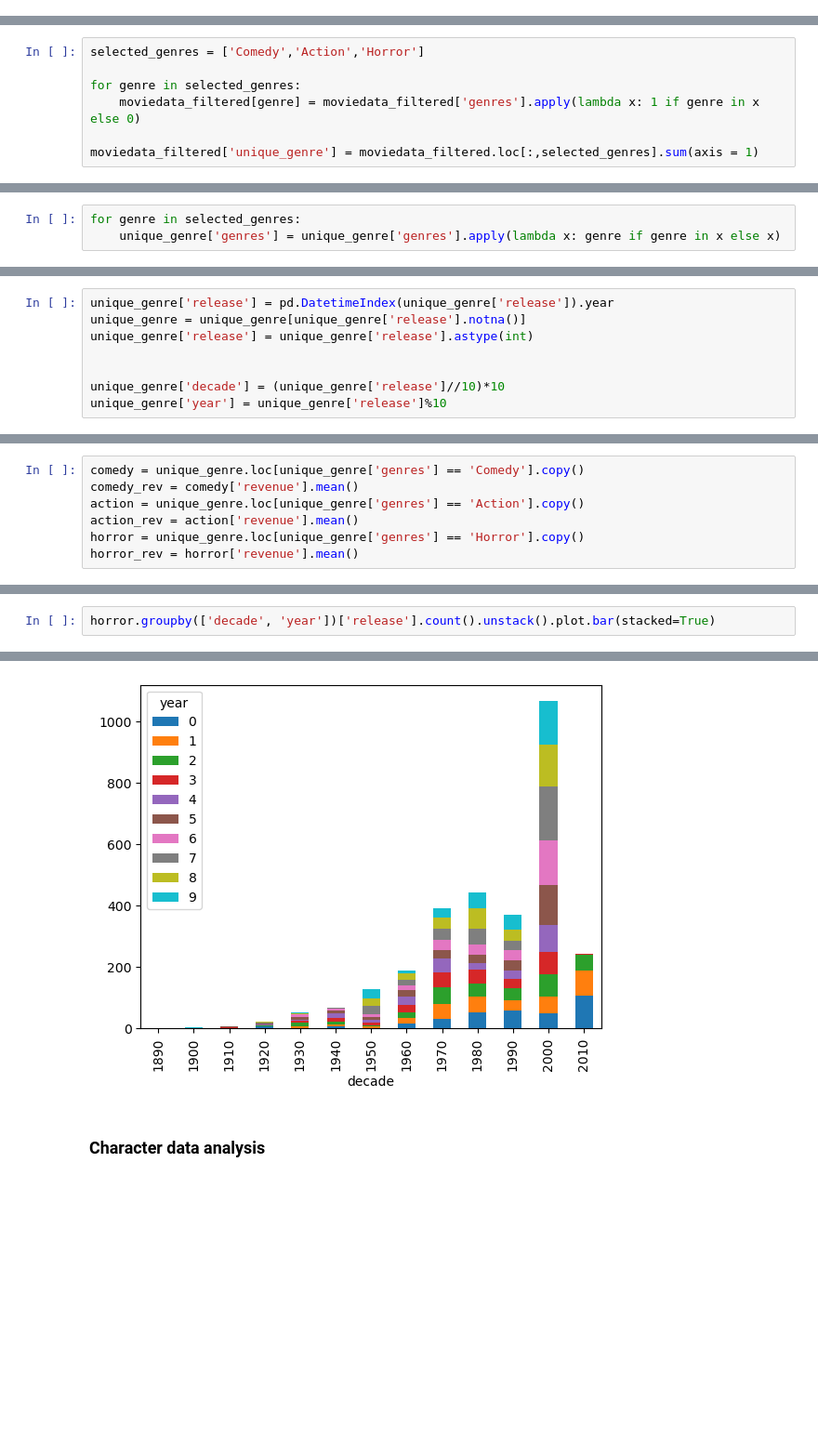
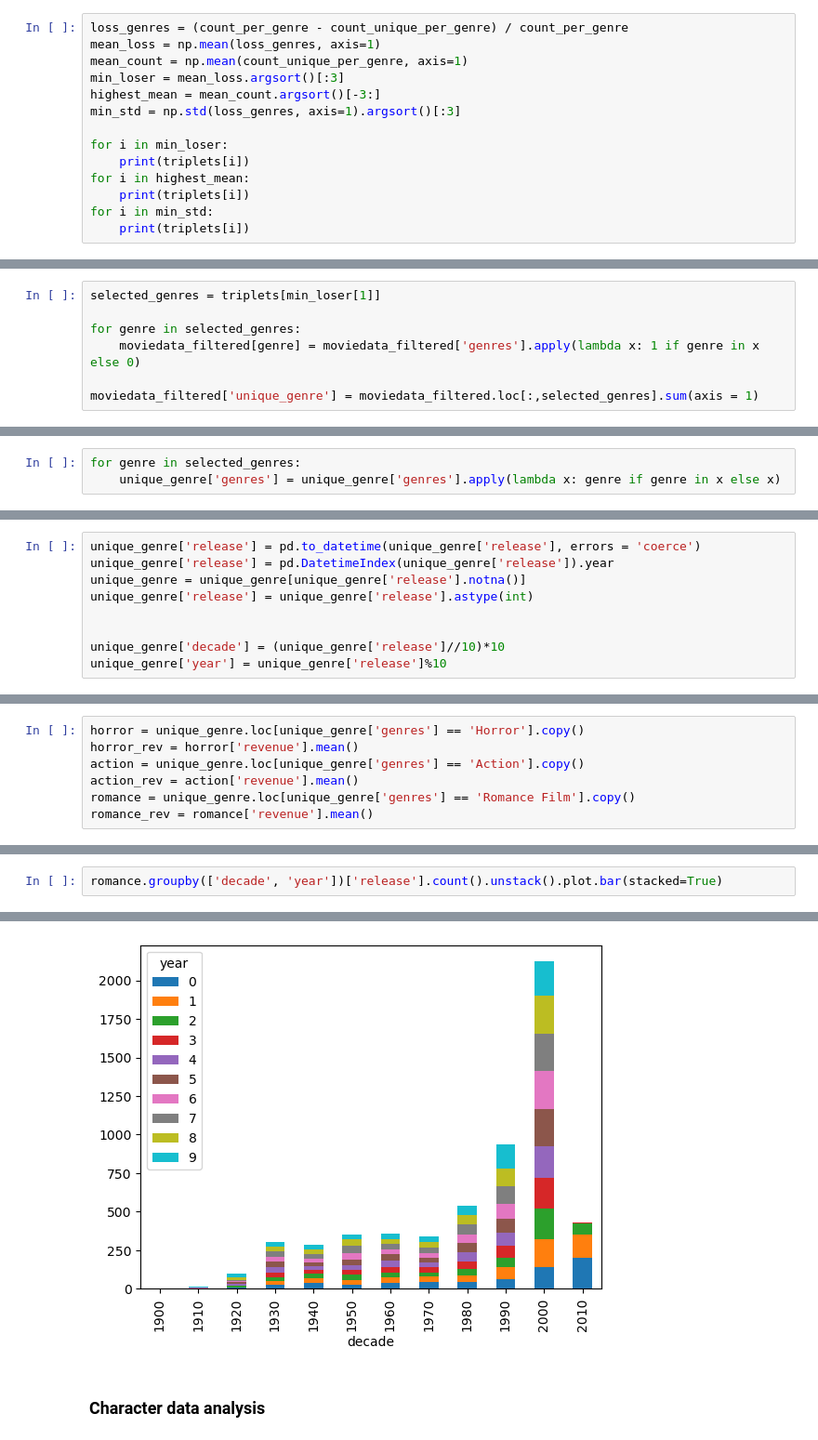
Before and after one commit to epfl-ada/ada-2022-project-nonansland22, a Jupyter notebook: Project_NoNansLand.ipynb, the cells around one changed output, grey strips where cells are left out. Shown at 93% size. Cells and saved outputs as stored; diff of their text form; blank space fills up the shorter version.

```diff
--- a/Project_NoNansLand.ipynb
+++ b/Project_NoNansLand.ipynb
@@ -75,0 +103,14 @@ a.plot(kind='bar')
+# %%
+loss_genres = (count_per_genre - count_unique_per_genre) / count_per_genre
+mean_loss = np.mean(loss_genres, axis=1)
+mean_count = np.mean(count_unique_per_genre, axis=1)
+min_loser = mean_loss.argsort()[:3]
+highest_mean = mean_count.argsort()[-3:]
+min_std = np.std(loss_genres, axis=1).argsort()[:3]
+
+for i in min_loser:
+    print(triplets[i])
+for i in highest_mean:
+    print(triplets[i])
+for i in min_std:
+    print(triplets[i])
@@ -76,5 +133,5 @@ a.plot(kind='bar')
 # %%
-selected_genres = ['Comedy','Action','Horror']
+selected_genres = triplets[min_loser[1]]
 
 for genre in selected_genres:
     moviedata_filtered[genre] = moviedata_filtered['genres'].apply(lambda x: 1 if genre in x else 0)
@@ -117,4 +174,5 @@ unique_genre.head()
 # %%
+unique_genre['release'] = pd.to_datetime(unique_genre['release'], errors = 'coerce')
 unique_genre['release'] = pd.DatetimeIndex(unique_genre['release']).year
 unique_genre = unique_genre[unique_genre['release'].notna()]
 unique_genre['release'] = unique_genre['release'].astype(int)
@@ -135,8 +193,8 @@ unique_genre.head()
 # %%
-comedy = unique_genre.loc[unique_genre['genres'] == 'Comedy'].copy()
-comedy_rev = comedy['revenue'].mean()
+horror = unique_genre.loc[unique_genre['genres'] == 'Horror'].copy()
+horror_rev = horror['revenue'].mean()
 action = unique_genre.loc[unique_genre['genres'] == 'Action'].copy()
 action_rev = action['revenue'].mean()
-horror = unique_genre.loc[unique_genre['genres'] == 'Horror'].copy()
-horror_rev = horror['revenue'].mean()
+romance = unique_genre.loc[unique_genre['genres'] == 'Romance Film'].copy()
+romance_rev = romance['revenue'].mean()
 # %%
@@ -172,8 +230,8 @@ action.groupby(['decade', 'year'])['release'].count().unstack().plot.bar(stacked
 # %%
-horror.groupby(['decade', 'year'])['release'].count().unstack().plot.bar(stacked=True)
+romance.groupby(['decade', 'year'])['release'].count().unstack().plot.bar(stacked=True)
 # %% [output]
 <AxesSubplot:xlabel='decade'>
-[figure, old version]
+[figure, new version]
 # %% [markdown]
 ### Character data analysis
 # %%
```
Also changed, not shown: parts of 25 cells of this notebook.
